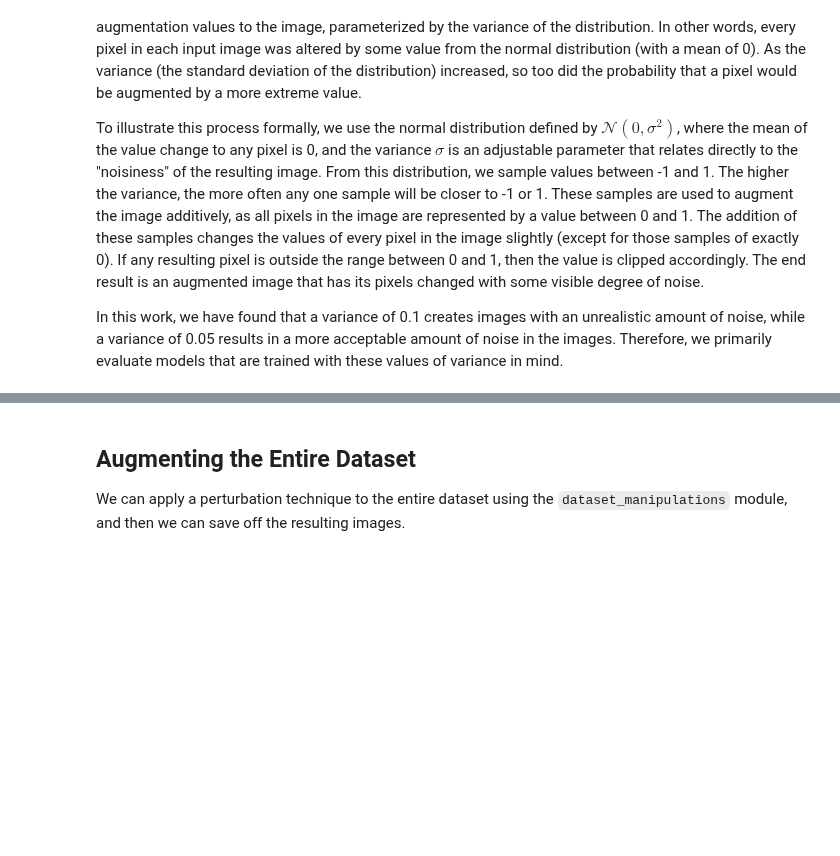
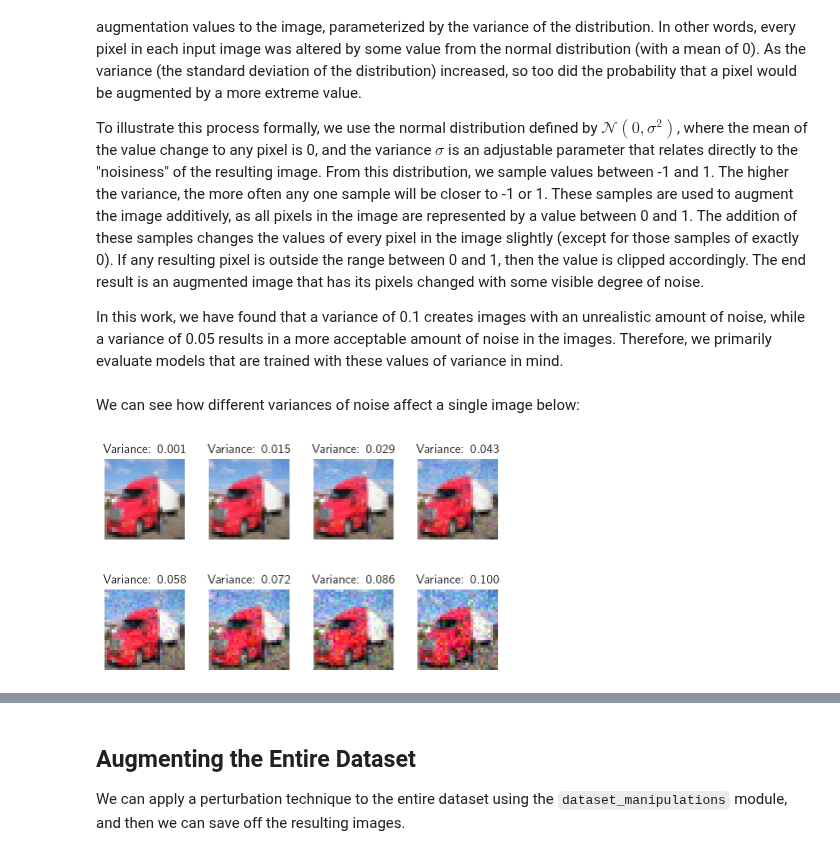
Before and after one commit to stockeh/augmented-image-classification, a Jupyter notebook: notebooks/Dolan-Noise.ipynb, the cells around one changed output, grey strips where cells are left out. Saved outputs shown, nothing was run; the diff lists cells and outputs as text; code cells hidden in the pictures; blank space fills up the shorter version.

```diff
--- a/notebooks/Dolan-Noise.ipynb
+++ b/notebooks/Dolan-Noise.ipynb
@@ -91,3 +91,5 @@ To simulate extra noise in images, a function was created to additively apply a
 To illustrate this process formally, we use the normal distribution defined by $\mathcal{N} (0, \sigma^2)$, where the mean of the value change to any pixel is 0, and the variance $\sigma$ is an adjustable parameter that relates directly to the "noisiness" of the resulting image. From this distribution, we sample values between -1 and 1. The higher the variance, the more often any one sample will be closer to -1 or 1. These samples are used to augment the image additively, as all pixels in the image are represented by a value between 0 and 1. The addition of these samples changes the values of every pixel in the image slightly (except for those samples of exactly 0). If any resulting pixel is outside the range between 0 and 1, then the value is clipped accordingly. The end result is an augmented image that has its pixels changed with some visible degree of noise.
 
 In this work, we have found that a variance of 0.1 creates images with an unrealistic amount of noise, while a variance of 0.05 results in a more acceptable amount of noise in the images. Therefore, we primarily evaluate models that are trained with these values of variance in mind.
+# %% [markdown]
+We can see how different variances of noise affect a single image below:
@@ -93,0 +101,11 @@ In this work, we have found that a variance of 0.1 creates images with an unreal
+# %%
+fig, axs = plt.subplots(2, 4, figsize=(6, 4))
+for i, var in enumerate(np.linspace(0.001, 0.1, 8)):
+    axs[(i // 4)][i % 4].imshow(np.moveaxis(per.add_image_noise(img, variance=var)[...], 0, 2), interpolation='nearest')
+    axs[(i // 4)][i % 4].set_title('Variance: {:.3f}'.format(var), fontsize='medium')
+    axs[(i // 4)][i % 4].axis('off')
+fig.tight_layout()
+fig.savefig('./media/impact/increasing_noise_example.png', dpi=300, pad_inches=0)
+plt.show()
+# %% [output]
+[figure, added]
```
Also changed, not shown: parts of 4 cells of this notebook, 2 other files.
